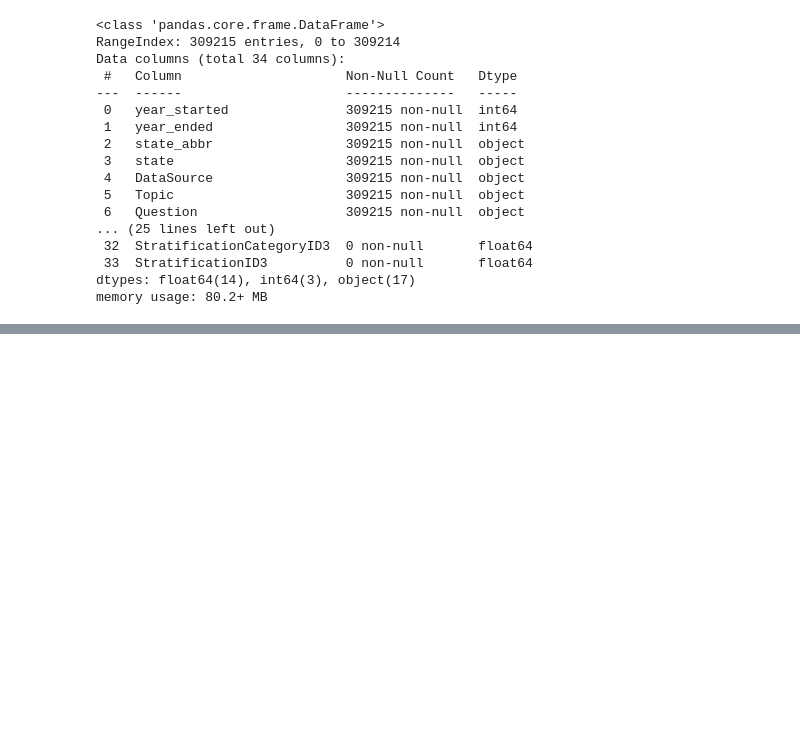
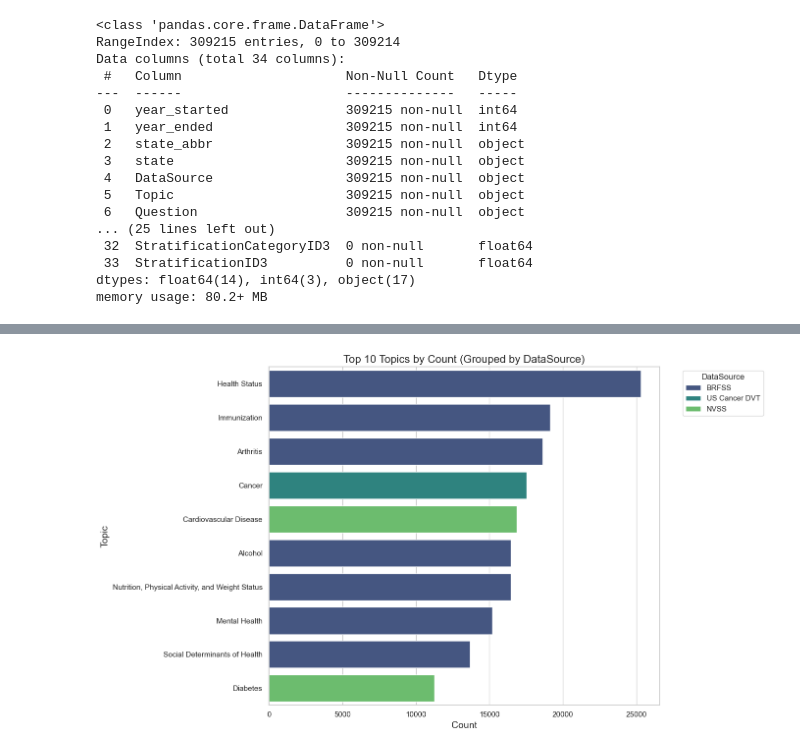
Before and after one commit to Nathan-Savage/chronic_diseases_project, a Jupyter notebook: Frenci.ipynb, the cells around one changed output, grey strips where cells are left out. Cells and saved outputs as stored; diff of their text form; code cells hidden in the pictures; blank space fills up the shorter version.

```diff
--- a/Frenci.ipynb
+++ b/Frenci.ipynb
@@ -132,0 +150,3 @@ chronic_disease_df_drop.head()
+# %%
+grouped_counts = chronic_disease_df_drop.groupby(['DataSource', 'Topic'])['Topic'].count()
+grouped_counts
@@ -132,0 +171,4 @@ chronic_disease_df_drop.head()
+# %%
+#reset index
+grouped_counts_df = grouped_counts.reset_index(name='Count')
+grouped_counts_df
@@ -132,0 +193,4 @@ chronic_disease_df_drop.head()
+# %%
+#sort decending by 'count'
+sorted_grouped_counts = grouped_counts_df.sort_values(by='Count', ascending=False)
+sorted_grouped_counts.head(10)
@@ -132,0 +209,28 @@ chronic_disease_df_drop.head()
+# %%
+top_10 = sorted_grouped_counts.head(10)
+
+# Set plot size and style
+plt.figure(figsize=(14, 8))
+sns.set(style="whitegrid")
+
+# Create bar plot
+bar_plot = sns.barplot(
+    data=top_10,
+    x='Count',
+    y='Topic',
+    hue='DataSource',
+    dodge=False,
+    palette='viridis'
+)
+
+# Add titles and labels
+plt.title('Top 10 Topics by Count (Grouped by DataSource)', fontsize=16)
+plt.xlabel('Count', fontsize=14)
+plt.ylabel('Topic', fontsize=14)
+plt.legend(title='DataSource', bbox_to_anchor=(1.05, 1), loc='upper left')
+
+# Display the plot
+plt.tight_layout()
+plt.show()
+# %% [output]
+[figure, added]
```
Also changed, not shown: parts of 13 cells of this notebook.
